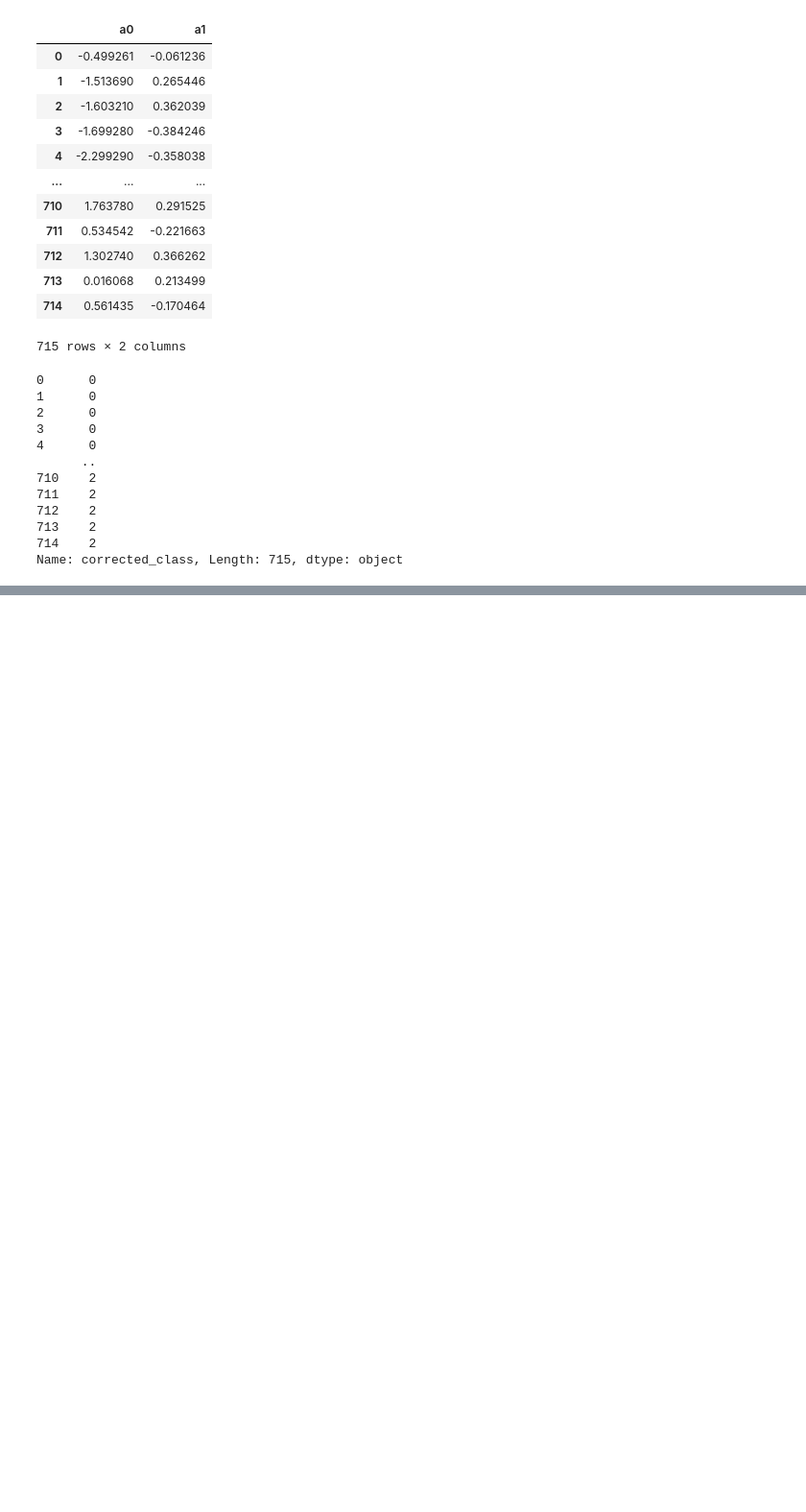
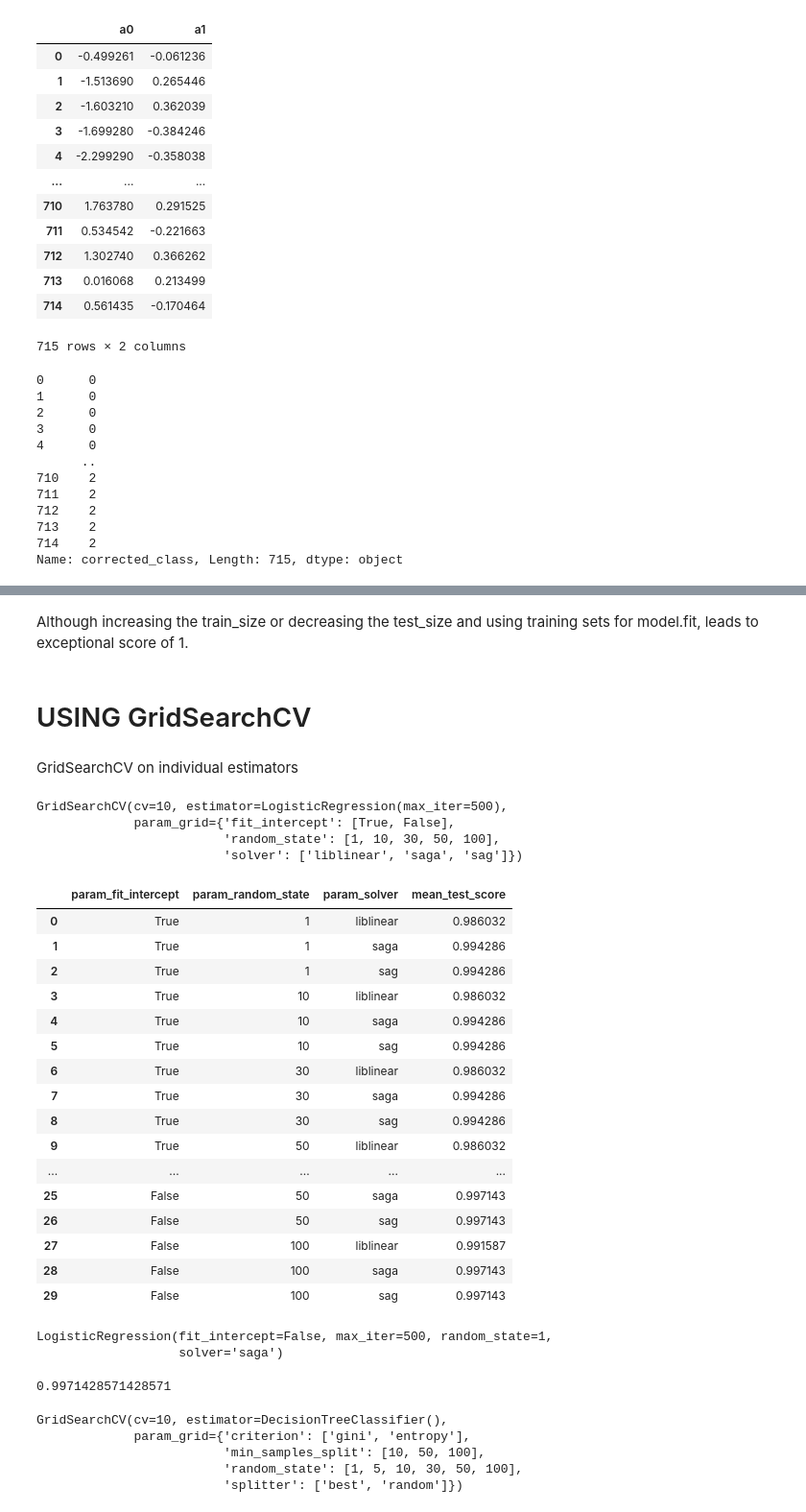
Before and after one commit to Sara-Yunus/PrepProjs, a Jupyter notebook: artificial_2d-3c-no123.ipynb, the cells around one changed output, grey strips where cells are left out. Shown at 96% size. Saved outputs shown, nothing was run; the diff lists cells and outputs as text; code cells hidden in the pictures; blank space fills up the shorter version.

```diff
--- a/artificial_2d-3c-no123.ipynb
+++ b/artificial_2d-3c-no123.ipynb
@@ -109,11 +109,11 @@ Name: corrected_class, Length: 715, dtype: object
 # %%
 from sklearn.model_selection import train_test_split
 # %%
-X,x,Y,y = train_test_split(input_set, target_set, train_size=0.7)
+X,x,Y,y = train_test_split(input_set, target_set, train_size=0.5)
 # %%
 from sklearn.linear_model import LogisticRegression
 # %%
-model = LogisticRegression(max_iter=1000)
+model = LogisticRegression(max_iter=500)
 # %%
 model.fit(X,Y)
 # %% [output]
@@ -124,0 +173,6 @@ model.score(x,y)
+# %% [markdown]
+Although increasing the train_size or decreasing the test_size and using training sets for model.fit, leads to exceptional score of 1.
+# %% [markdown]
+# USING GridSearchCV
+# %% [markdown]
+GridSearchCV on individual estimators
@@ -124,0 +181,56 @@ model.score(x,y)
+# %%
+clf1 = GridSearchCV(LogisticRegression(max_iter = 500),{
+        'fit_intercept' : [True, False],
+        'random_state': [1,10,30,50,100],
+        'solver': ['liblinear', 'saga','sag']
+}, cv= 10)
+clf1.fit(X, Y)
+# %% [output]
+GridSearchCV(cv=10, estimator=LogisticRegression(max_iter=500),
+             param_grid={'fit_intercept': [True, False],
+                         'random_state': [1, 10, 30, 50, 100],
+                         'solver': ['liblinear', 'saga', 'sag']})
+# %%
+df3 = pd.DataFrame(clf1.cv_results_)
+df3[['param_fit_intercept','param_random_state','param_solver', 'mean_test_score']]
+# %% [output]
+|  | param_fit_intercept | param_random_state | param_solver | mean_test_score |
+| 0 | True | 1 | liblinear | 0.986032 |
+| 1 | True | 1 | saga | 0.994286 |
+| 2 | True | 1 | sag | 0.994286 |
+| 3 | True | 10 | liblinear | 0.986032 |
+| 4 | True | 10 | saga | 0.994286 |
+| 5 | True | 10 | sag | 0.994286 |
+| 6 | True | 30 | liblinear | 0.986032 |
+| 7 | True | 30 | saga | 0.994286 |
+| 8 | True | 30 | sag | 0.994286 |
+| 9 | True | 50 | liblinear | 0.986032 |
+| ... | ... | ... | ... | ... |
+| 25 | False | 50 | saga | 0.997143 |
+| 26 | False | 50 | sag | 0.997143 |
+| 27 | False | 100 | liblinear | 0.991587 |
+| 28 | False | 100 | saga | 0.997143 |
+| 29 | False | 100 | sag | 0.997143 |
+# %%
+clf1.best_estimator_
+# %% [output]
+LogisticRegression(fit_intercept=False, max_iter=500, random_state=1,
+                   solver='saga')
+# %%
+clf1.best_score_
+# %% [output]
+0.9971428571428571
+# %%
+clf2 = GridSearchCV(DecisionTreeClassifier(),{
+        'random_state': [1,5,10,30,50,100],
+        'criterion': ['gini', 'entropy'],
+        'splitter':['best', 'random'],
+        'min_samples_split': [10,50,100 ]
+}, cv= 10)
+clf2.fit(X, Y)
+# %% [output]
+GridSearchCV(cv=10, estimator=DecisionTreeClassifier(),
+             param_grid={'criterion': ['gini', 'entropy'],
+                         'min_samples_split': [10, 50, 100],
+                         'random_state': [1, 5, 10, 30, 50, 100],
+                         'splitter': ['best', 'random']})
```
Also changed, not shown: parts of 44 cells of this notebook, 2 other files.
